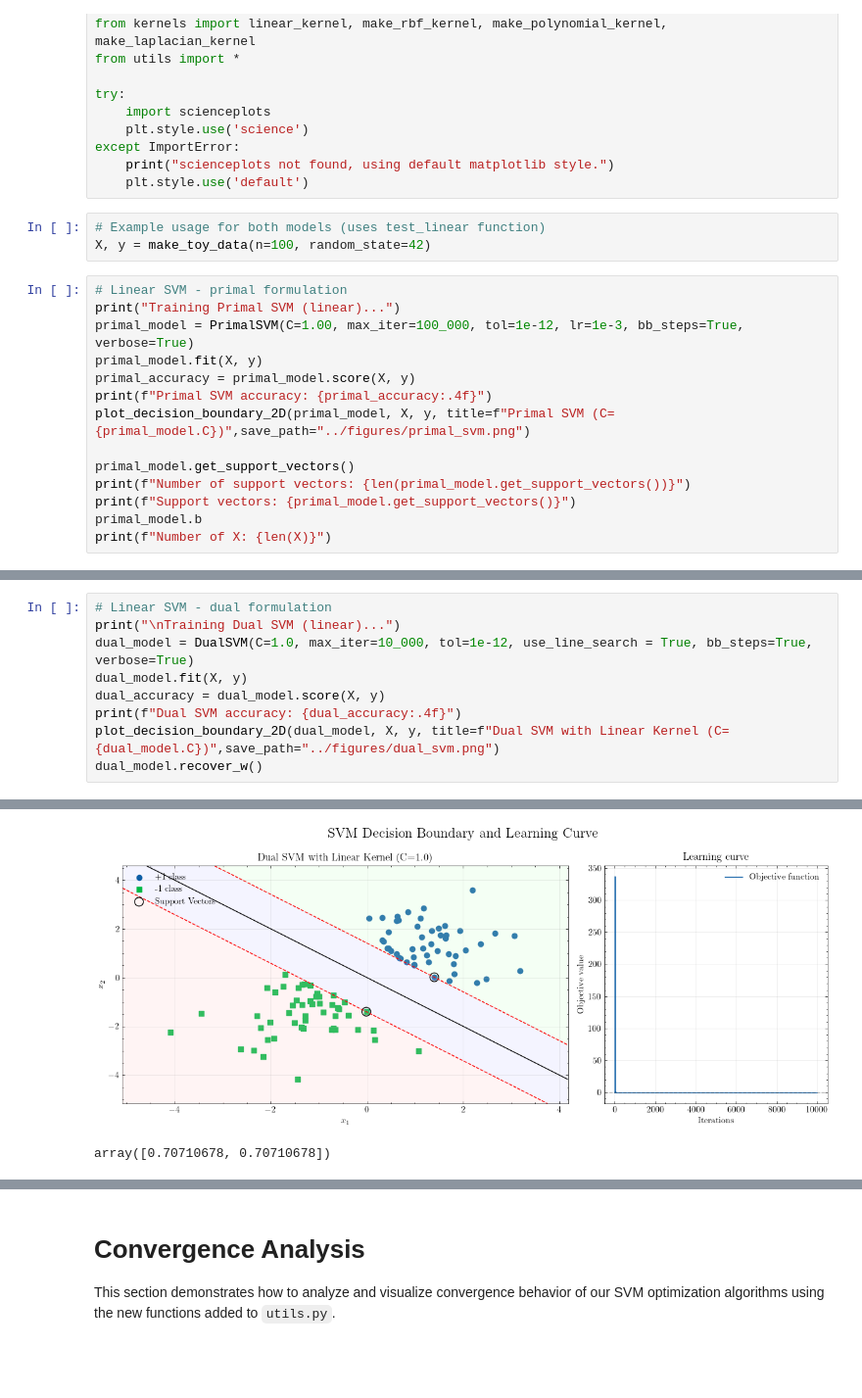
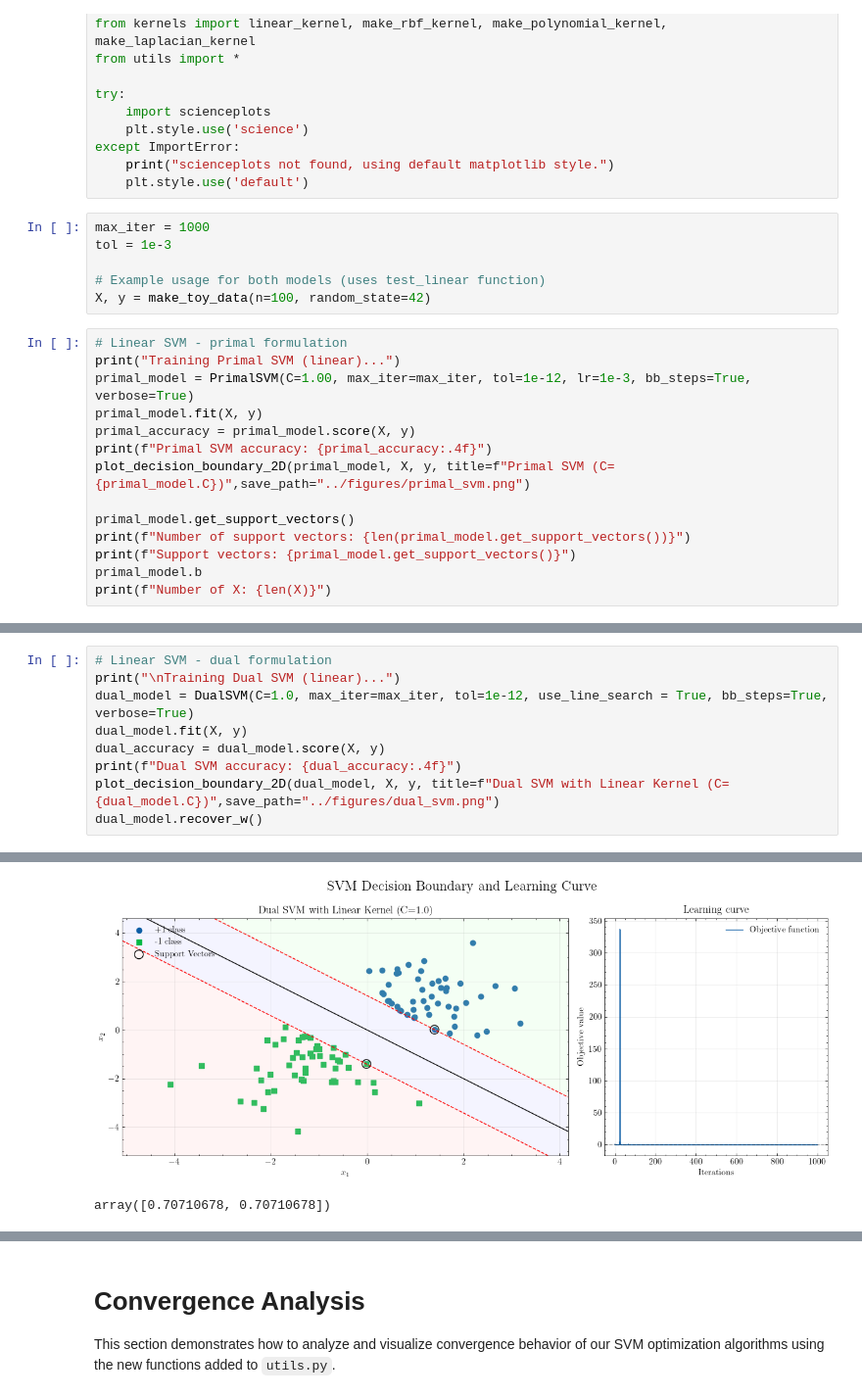
Before and after one commit to TrymSaether/svm-classifier, a Jupyter notebook: svm/demo.ipynb, the cells around one changed output, grey strips where cells are left out. Shown at 98% size. Drawn from its saved outputs; the diff is of its cells as text; blank space fills up the shorter version.

```diff
--- a/svm/demo.ipynb
+++ b/svm/demo.ipynb
@@ -14,12 +14,15 @@ except ImportError:
     print("scienceplots not found, using default matplotlib style.")
     plt.style.use('default')
 # %%
+max_iter = 1000
+tol = 1e-3
+
 # Example usage for both models (uses test_linear function)
 X, y = make_toy_data(n=100, random_state=42)
 # %%
 # Linear SVM - primal formulation
 print("Training Primal SVM (linear)...")
-primal_model = PrimalSVM(C=1.00, max_iter=100_000, tol=1e-12, lr=1e-3, bb_steps=True, verbose=True)
+primal_model = PrimalSVM(C=1.00, max_iter=max_iter, tol=1e-12, lr=1e-3, bb_steps=True, verbose=True)
 primal_model.fit(X, y)
 primal_accuracy = primal_model.score(X, y)
 print(f"Primal SVM accuracy: {primal_accuracy:.4f}")
@@ -69,7 +72,7 @@ Number of X: 100
 # %%
 # Linear SVM - dual formulation
 print("\nTraining Dual SVM (linear)...")
-dual_model = DualSVM(C=1.0, max_iter=10_000, tol=1e-12, use_line_search = True, bb_steps=True, verbose=True)
+dual_model = DualSVM(C=1.0, max_iter=max_iter, tol=1e-12, use_line_search = True, bb_steps=True, verbose=True)
 dual_model.fit(X, y)
 dual_accuracy = dual_model.score(X, y)
 print(f"Dual SVM accuracy: {dual_accuracy:.4f}")
@@ -95,5 +98,5 @@ Iter=10000, Obj=-0.500000, Step=0.01, ||alpha_diff||=1.299e-12
 Dual SVM accuracy: 1.0000
-[figure, old version]
+[figure, new version]
 array([0.70710678, 0.70710678])
 # %%
 
```
Also changed, not shown: parts of 8 cells of this notebook, 6 other files.
